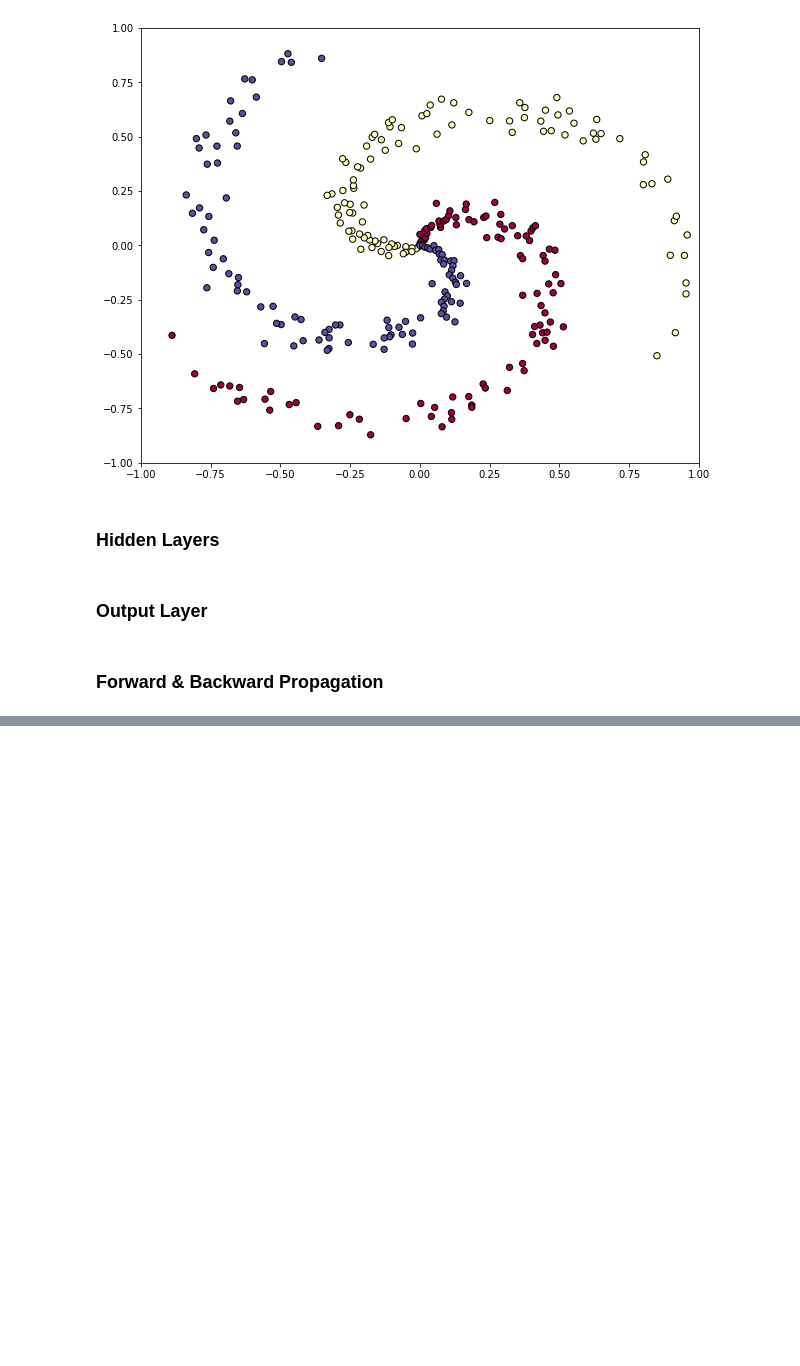
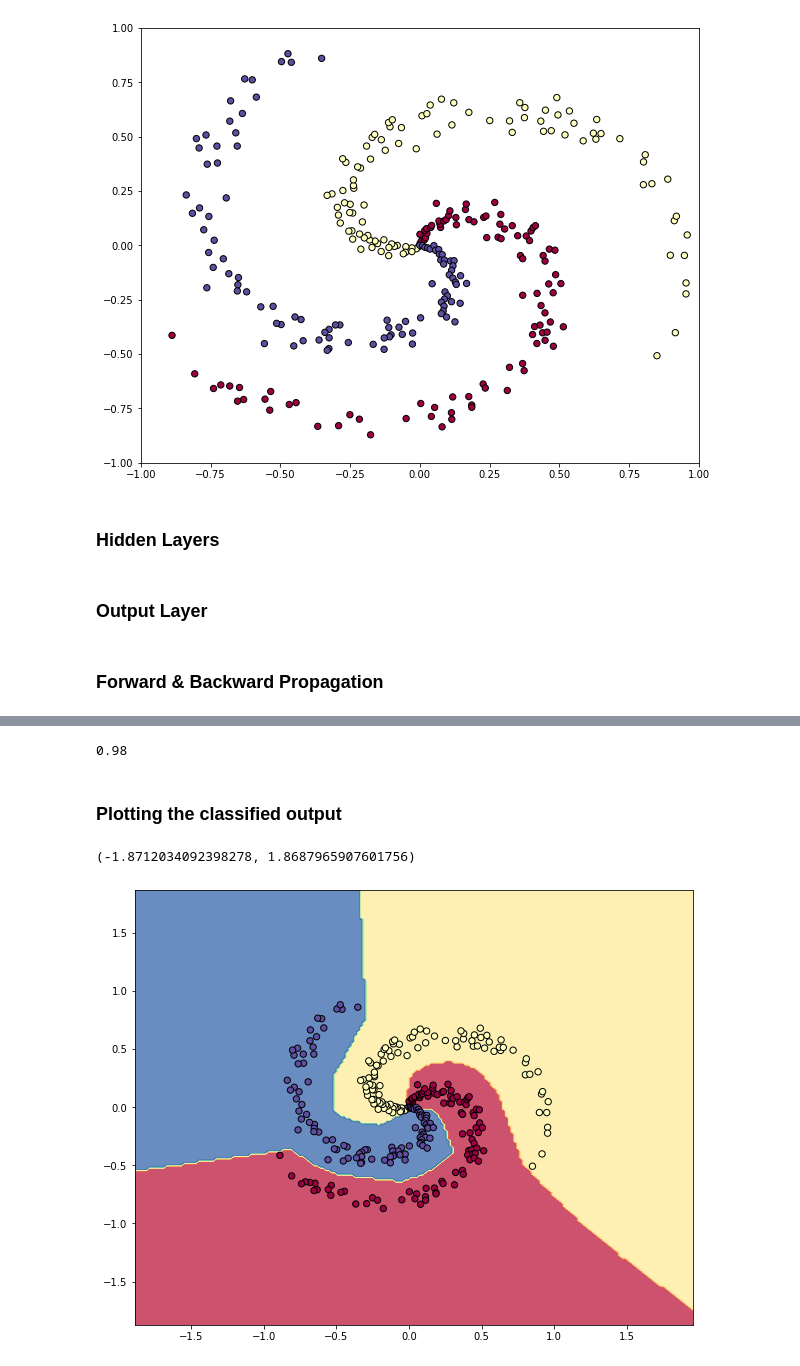
Before and after one commit to Jagannath7/ML-Revision, a Jupyter notebook: NeuralNetworks/NN_Spiral(NN from scratch).ipynb, the cells around one changed output, grey strips where cells are left out. Cells and saved outputs as stored; diff of their text form; code cells hidden in the pictures; blank space fills up the shorter version.

```diff
--- a/NeuralNetworks/NN_Spiral(NN from scratch).ipynb
+++ b/NeuralNetworks/NN_Spiral(NN from scratch).ipynb
@@ -68,0 +122,26 @@ for i in range(10000):
+# %%
+hidden_layer = np.maximum(0, (np.dot(X, W) + b))
+scores = np.dot(hidden_layer, W2) + b2
+predicted_class = np.argmax(scores, axis=1)
+print(np.mean(predicted_class == y))
+# %% [output]
+0.98
+# %% [markdown]
+### Plotting the classified output
+# %%
+h = 0.02
+x_min, x_max = X[:, 0].min() - 1, X[:, 0].max() + 1
+y_min, y_max = X[:, 1].min() - 1, X[:, 1].max() + 1
+xx, yy = np.meshgrid(np.arange(x_min, x_max, h),
+                     np.arange(y_min, y_max, h))
+Z = np.dot(np.maximum(0, np.dot(np.c_[xx.ravel(), yy.ravel()], W) + b), W2) + b2
+Z = np.argmax(Z, axis=1)
+Z = Z.reshape(xx.shape)
+fig = plt.figure()
+plt.contourf(xx, yy, Z, cmap=plt.cm.Spectral, alpha=0.8)
+plt.scatter(X[:, 0], X[:, 1], c=y, s=40, cmap=plt.cm.Spectral, edgecolors='k')
+plt.xlim(xx.min(), xx.max())
+plt.ylim(yy.min(), yy.max())
+# %% [output]
+(-1.8712034092398278, 1.8687965907601756)
+[figure, added]
```
Also changed, not shown: parts of 4 cells of this notebook.
